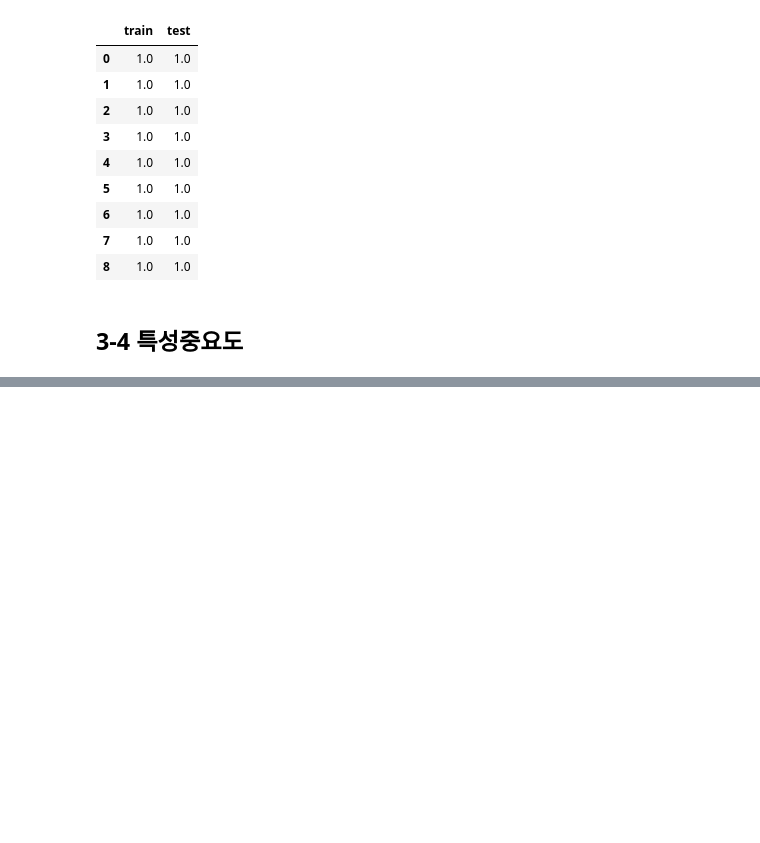
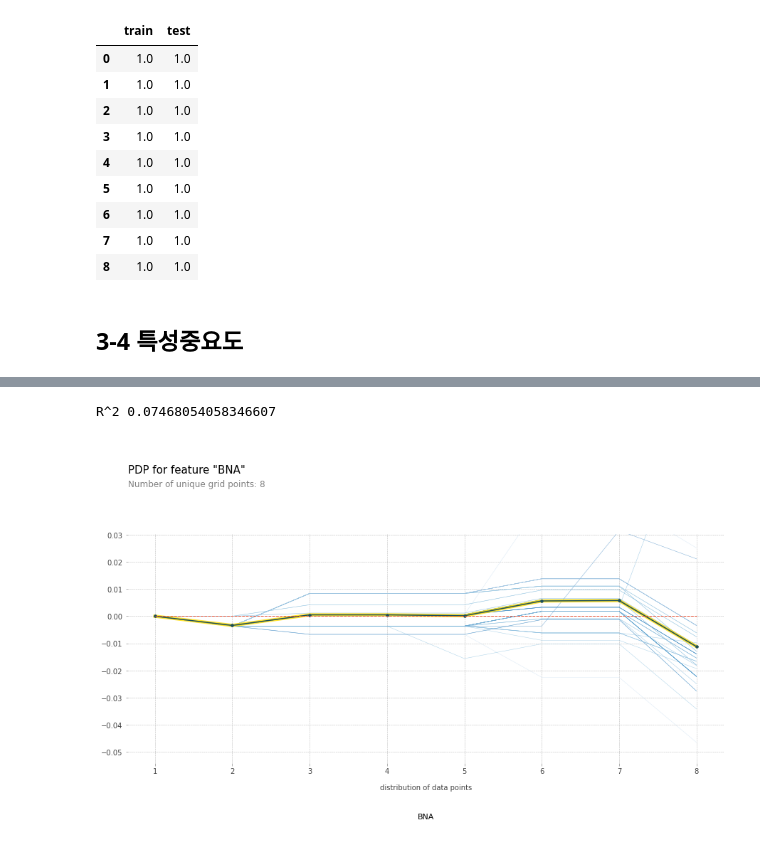
Before and after one commit to kerobes97/Lets_Boot, a Jupyter notebook: Travel_Data/AI_04_김미리_section2.ipynb, the cells around one changed output, grey strips where cells are left out. Saved outputs shown, nothing was run; the diff lists cells and outputs as text; code cells hidden in the pictures; blank space fills up the shorter version.

Commit message:
Travelling Data_Modelling(Edited)

```diff
--- a/Travel_Data/AI_04_김미리_section2.ipynb
+++ b/Travel_Data/AI_04_김미리_section2.ipynb
@@ -1280,3 +1328,27 @@ y_test = test[target]
+# %%
+y_pred = boosting.predict(X_val_encoded)
+print('R^2', r2_score(y_val, y_pred))
+# %% [output]
+R^2 0.07468054058346607
+# %%
+isolated = pdp_isolate(
+    model=boosting,
+    dataset=X_val_encoded,
+    model_features=X_val.columns,
+    feature=feature,
+    # grid point를 크게 주면 겹치는 점이 생겨 Number of unique grid points는 grid point 보다 작을 수 있습니다.
+    num_grid_points=100, # grid 포인트를 더 줄 수 있습니다. default = 10
+)
+# %%
+pdp_plot(isolated
+         , feature_name=feature
+         , plot_lines=True
+         , frac_to_plot=0.01 # ICE curves는 100개
+         , plot_pts_dist=True )
+
+plt.xlim(20000,150000);
+# %% [output]
+[figure, added]
 # %%
 from pdpbox.pdp import pdp_isolate, pdp_plot
 from sklearn.linear_model import LinearRegression
```
Also changed, not shown: parts of 33 cells of this notebook.
